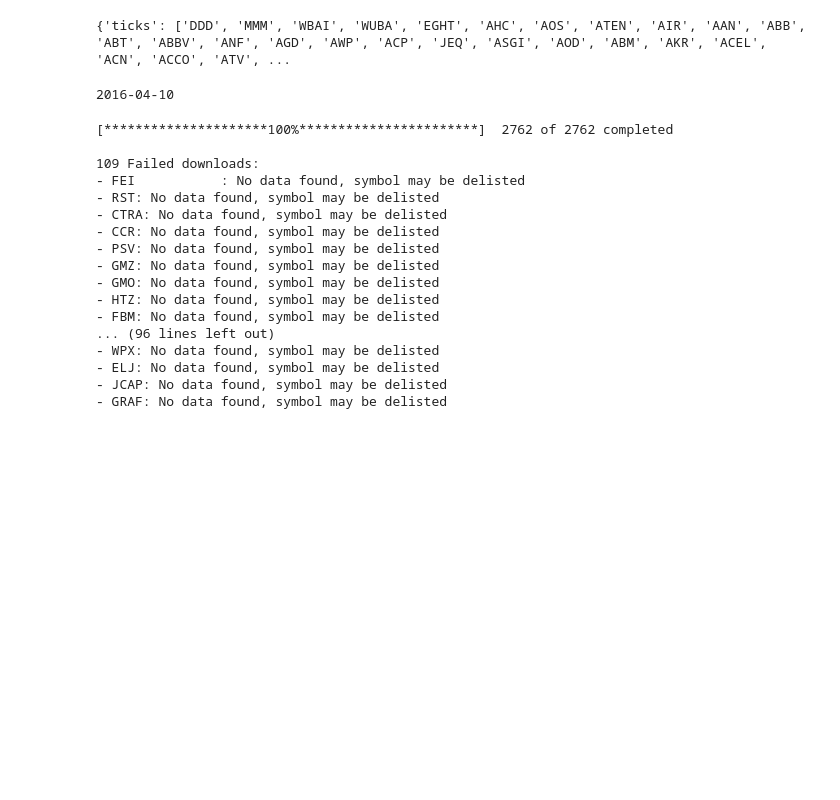
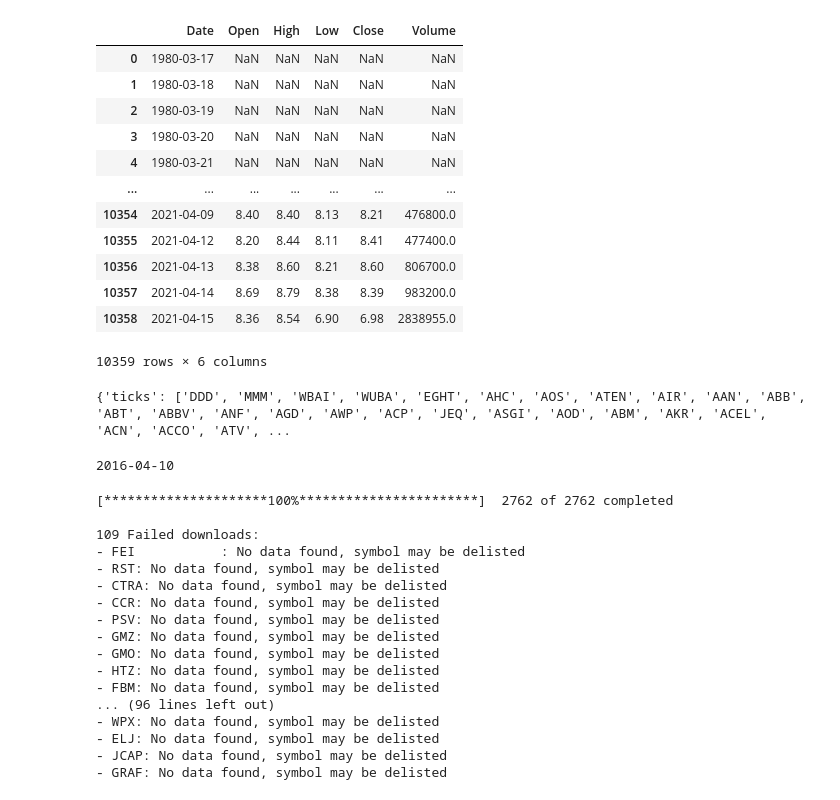
Before and after one commit to jforbis/make-that-bread, a Jupyter notebook: forbis/StockStuff copy.ipynb, the cells around one changed output. Drawn from its saved outputs; the diff is of its cells as text; code cells hidden in the pictures; blank space fills up the shorter version.

```diff
--- a/forbis/StockStuff copy.ipynb
+++ b/forbis/StockStuff copy.ipynb
@@ -87,6 +86,23 @@ type(stocks)
 stocks_dict = stocks.to_dict('list')
 # stocks_dict
 # stocks.to_csv("tickers2.csv")
+# %%
+tickerdf = tickerdf['VIEW'].reset_index(drop=False)
+tickerdf
+# %% [output]
+|  | Date | Open | High | Low | Close | Volume |
+| 0 | 1980-03-17 | NaN | NaN | NaN | NaN | NaN |
+| 1 | 1980-03-18 | NaN | NaN | NaN | NaN | NaN |
+| 2 | 1980-03-19 | NaN | NaN | NaN | NaN | NaN |
+| 3 | 1980-03-20 | NaN | NaN | NaN | NaN | NaN |
+| 4 | 1980-03-21 | NaN | NaN | NaN | NaN | NaN |
+| ... | ... | ... | ... | ... | ... | ... |
+| 10354 | 2021-04-09 | 8.40 | 8.40 | 8.13 | 8.21 | 476800.0 |
+| 10355 | 2021-04-12 | 8.20 | 8.44 | 8.11 | 8.41 | 477400.0 |
+| 10356 | 2021-04-13 | 8.38 | 8.60 | 8.21 | 8.60 | 806700.0 |
+| 10357 | 2021-04-14 | 8.69 | 8.79 | 8.38 | 8.39 | 983200.0 |
+| 10358 | 2021-04-15 | 8.36 | 8.54 | 6.90 | 6.98 | 2838955.0 |
+10359 rows × 6 columns
 # %%
 with open('stocks.json', 'w') as fp:
     json.dump(stocks_dict, fp)
```
Also changed, not shown: parts of 4 cells of this notebook, 3 other files.
